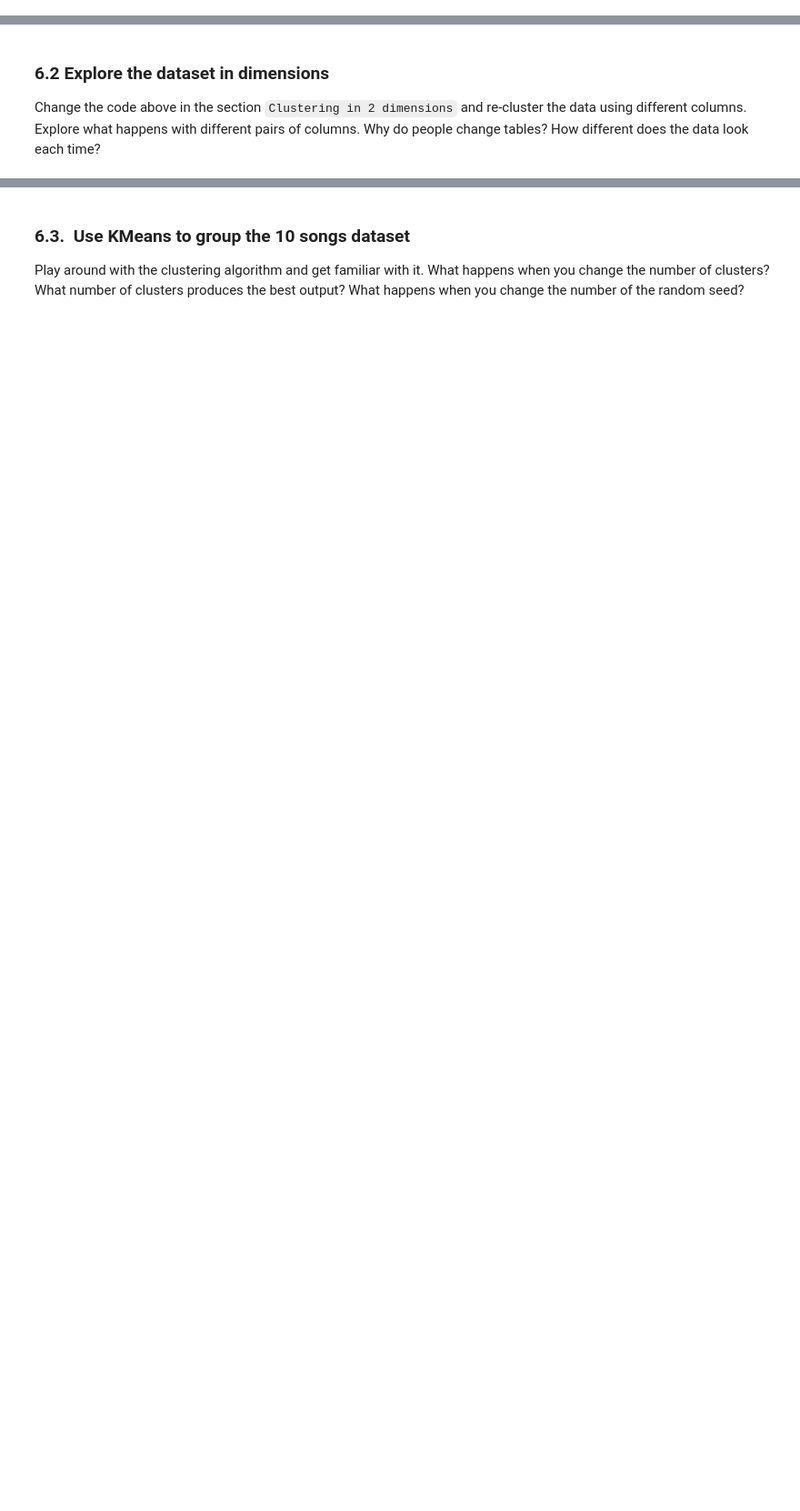
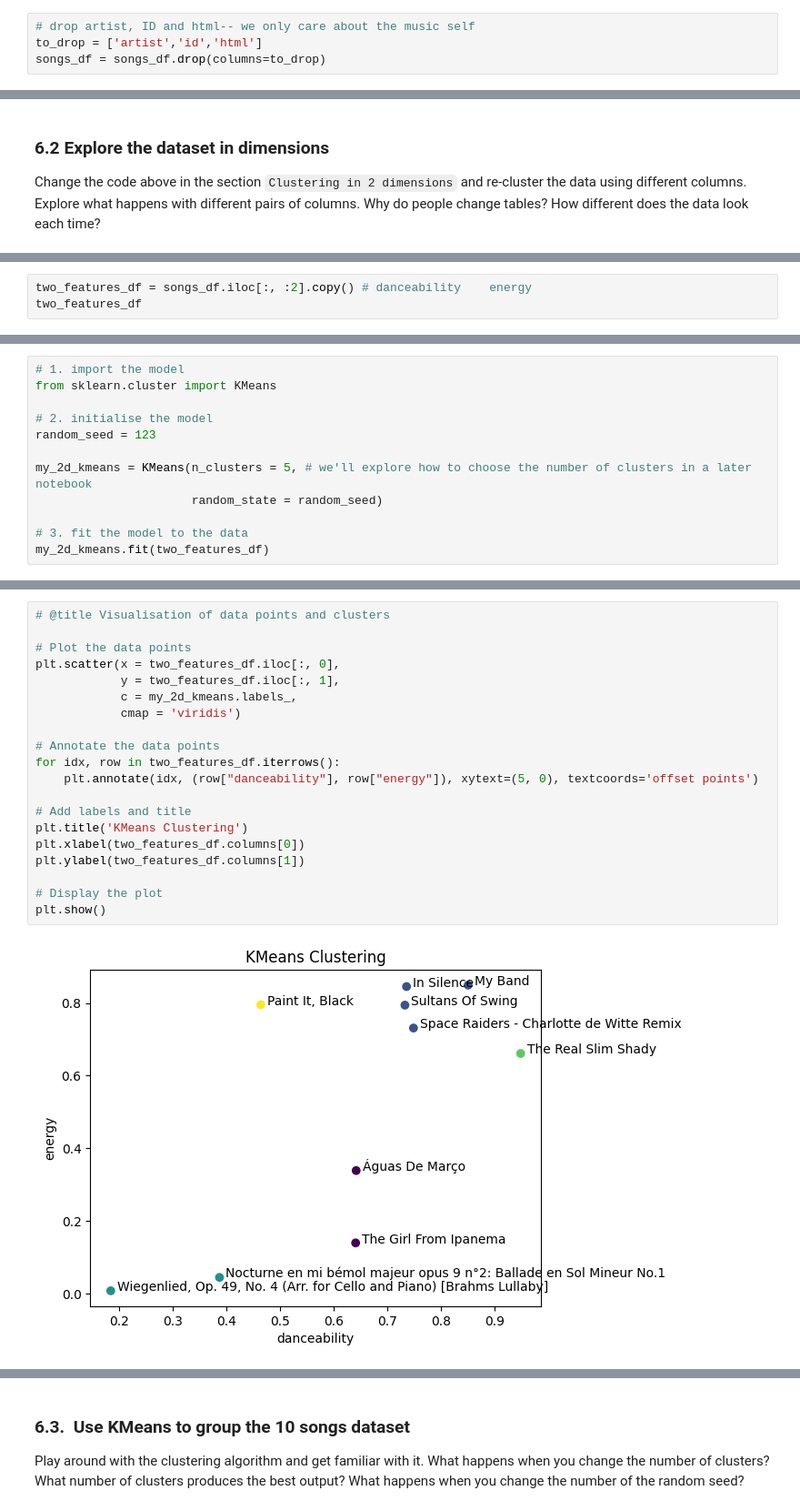
Before and after one commit to PhoenixCC0722/JoinTheGame_Magist, a Jupyter notebook: Chapter6_1_introduction_to_kmeans.ipynb, the cells around one changed output, grey strips where cells are left out. Shown at 91% size. Saved outputs shown, nothing was run; the diff lists cells and outputs as text; blank space fills up the shorter version.

```diff
--- a/Chapter6_1_introduction_to_kmeans.ipynb
+++ b/Chapter6_1_introduction_to_kmeans.ipynb
@@ -275,0 +323,4 @@ If you're not familiar with any of the songs, look them up on YouTube or Spotify
+# %%
+# drop artist, ID and html-- we only care about the music self
+to_drop = ['artist','id','html']
+songs_df = songs_df.drop(columns=to_drop)
@@ -278,0 +381,3 @@ Change the code above in the section `Clustering in 2 dimensions` and re-cluster
+# %%
+two_features_df = songs_df.iloc[:, :2].copy() # danceability	energy
+two_features_df
@@ -278,0 +401,12 @@ Change the code above in the section `Clustering in 2 dimensions` and re-cluster
+# %%
+# 1. import the model
+from sklearn.cluster import KMeans
+
+# 2. initialise the model
+random_seed = 123
+
+my_2d_kmeans = KMeans(n_clusters = 5, # we'll explore how to choose the number of clusters in a later notebook
+                      random_state = random_seed)
+
+# 3. fit the model to the data
+my_2d_kmeans.fit(two_features_df)
@@ -278,0 +417,22 @@ Change the code above in the section `Clustering in 2 dimensions` and re-cluster
+# %%
+# @title Visualisation of data points and clusters
+
+# Plot the data points
+plt.scatter(x = two_features_df.iloc[:, 0],
+            y = two_features_df.iloc[:, 1],
+            c = my_2d_kmeans.labels_,
+            cmap = 'viridis')
+
+# Annotate the data points
+for idx, row in two_features_df.iterrows():
+    plt.annotate(idx, (row["danceability"], row["energy"]), xytext=(5, 0), textcoords='offset points')
+
+# Add labels and title
+plt.title('KMeans Clustering')
+plt.xlabel(two_features_df.columns[0])
+plt.ylabel(two_features_df.columns[1])
+
+# Display the plot
+plt.show()
+# %% [output]
+[figure, added]
```
Also changed, not shown: parts of 31 cells of this notebook.
